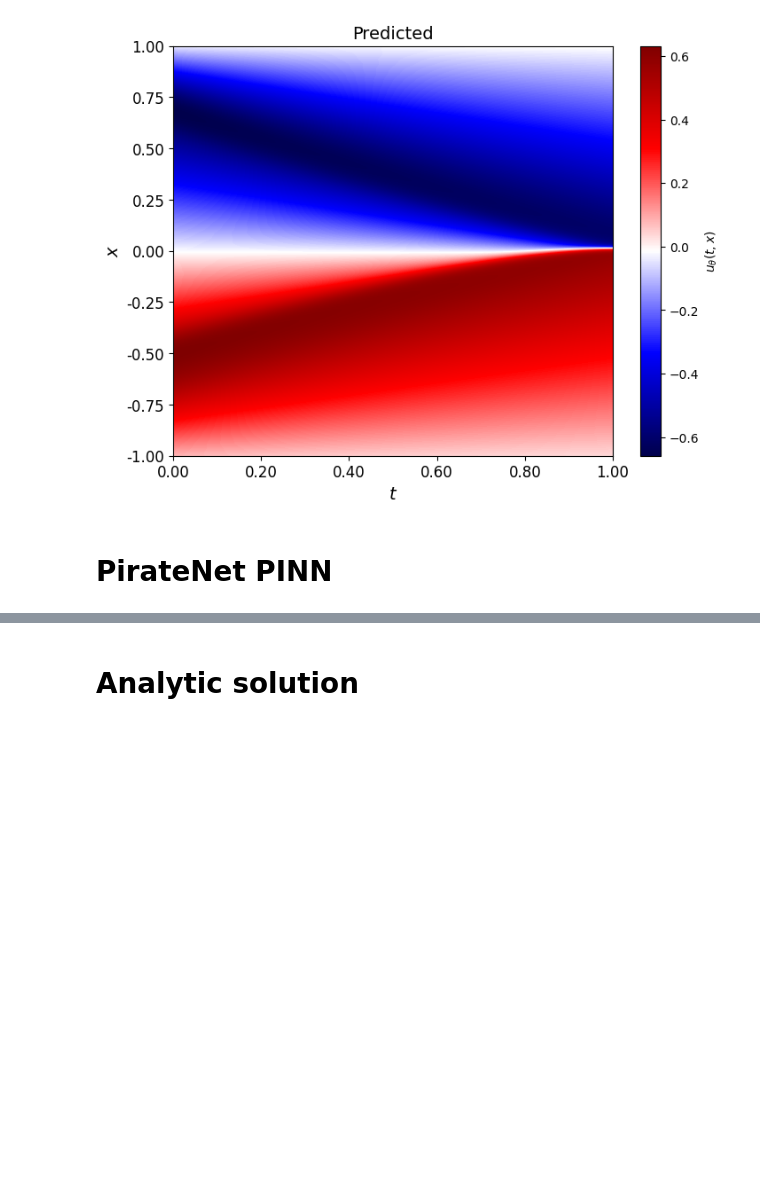
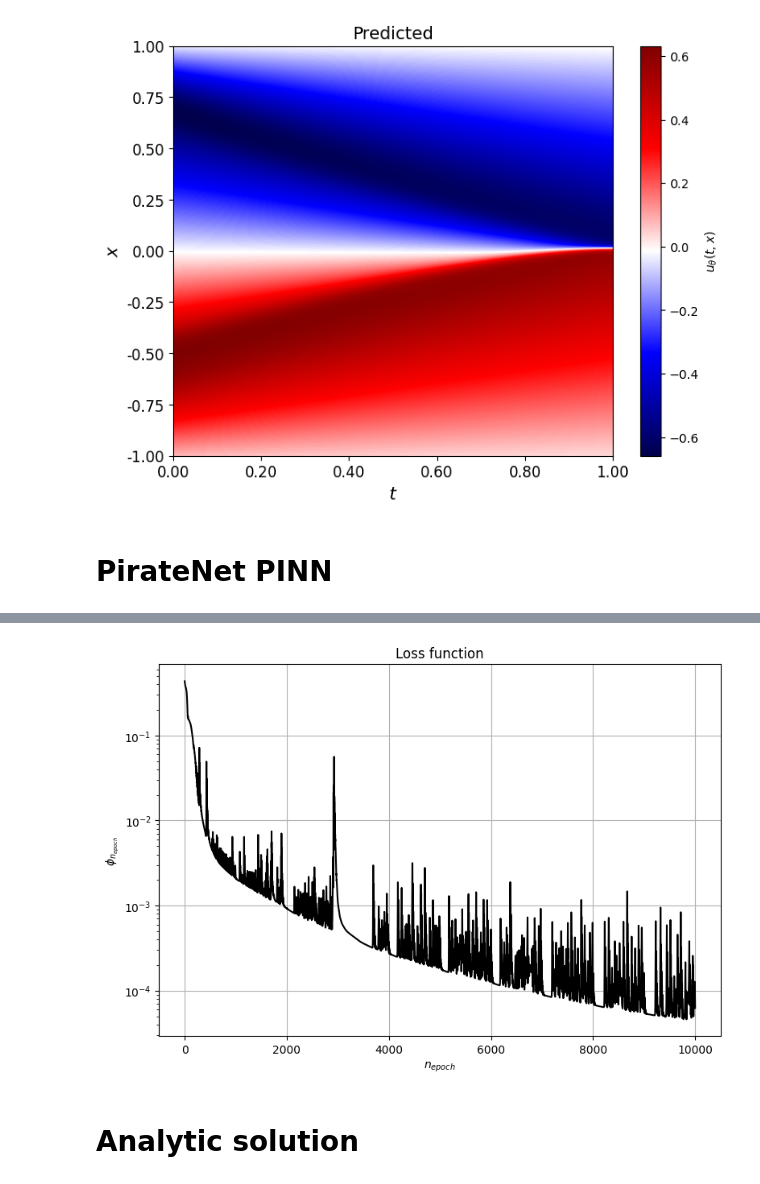
Before and after one commit to 1frog-prog1/diploma_pinn, a Jupyter notebook: notebooks/1d_burgers_pinn.ipynb, the cells around one changed output, grey strips where cells are left out. Cells and saved outputs as stored; diff of their text form; code cells hidden in the pictures; blank space fills up the shorter version.

```diff
--- a/notebooks/1d_burgers_pinn.ipynb
+++ b/notebooks/1d_burgers_pinn.ipynb
@@ -368,10 +363,10 @@ scheduler = {
     "model": optim.lr_scheduler.StepLR(optimizers["model"], step_size=1000, gamma=0.9)
 }
 # %%
-db_pinn.to("cuda")
+piratenet_pinn.to("cuda")
 train_loss, eval_loss = train_pinn(
     max_epoch,
-    db_pinn, optimizers, scheduler,
+    piratenet_pinn, optimizers, scheduler,
     X_r, X_0, X_b,
     x_data = None, u_data = None, device=device
 )
@@ -403 +386,12 @@ plot_single_heatmap_2d(T, X, U, title="Predicted") # save_path="../pics/1d_burge
+# %%
+fig = plt.figure(figsize=(9,6))
+ax = fig.add_subplot(111)
+ax.semilogy(range(len(eval_loss)), eval_loss,'k-')
+ax.set_xlabel('$n_{epoch}$')
+ax.set_ylabel('$\\phi_{n_{epoch}}$')
+ax.set_title('Loss function')
+plt.grid()
+# plt.savefig('../pics/1d_burgers/loss/burgers_v5.png', bbox_inches='tight', dpi=300);
+# %% [output]
+[figure, added]
 # %%
```
Also changed, not shown: parts of 12 cells of this notebook, 6 other files.
